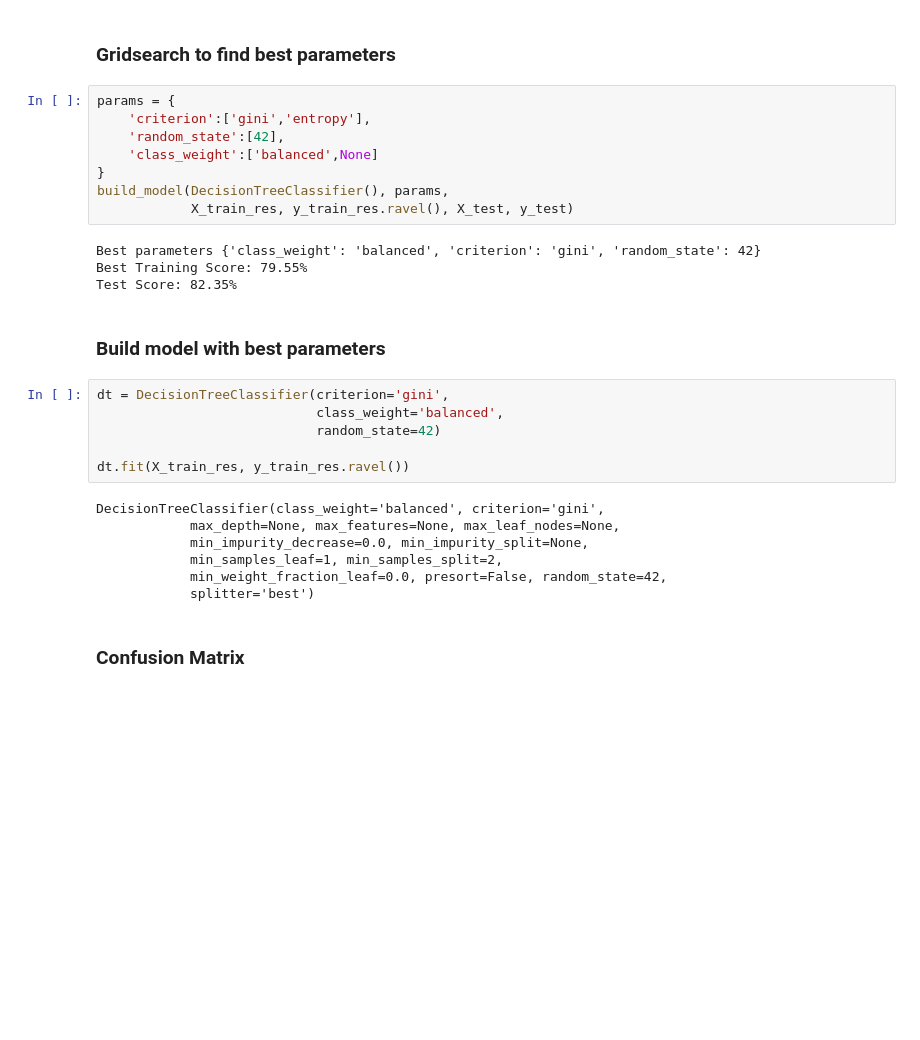
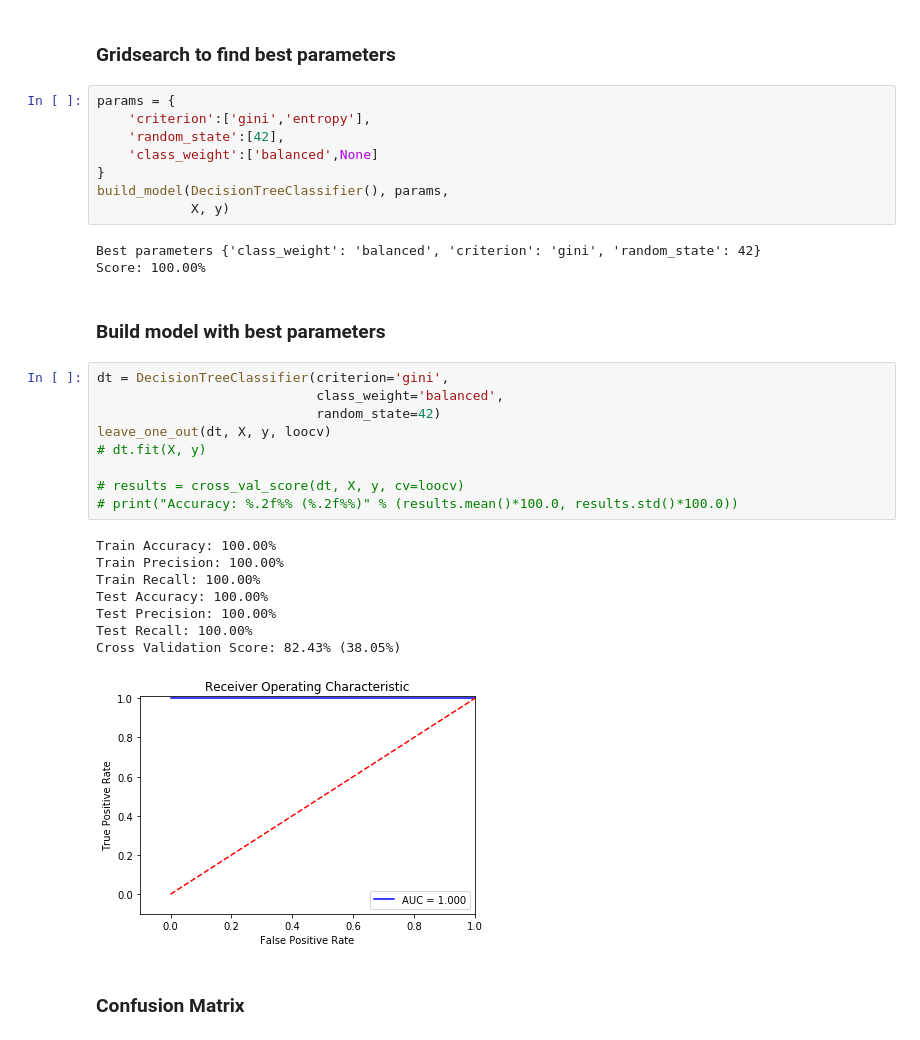
Before and after one commit to myingling0603/Debt-Portfolio-Capstone, a Jupyter notebook: Build Model.ipynb, the cells around one changed output. Saved outputs shown, nothing was run; the diff lists cells and outputs as text; blank space fills up the shorter version.

```diff
--- a/Build Model.ipynb
+++ b/Build Model.ipynb
@@ -279,26 +266,30 @@ params = {
     'class_weight':['balanced',None]
 }
 build_model(DecisionTreeClassifier(), params,
-            X_train_res, y_train_res.ravel(), X_test, y_test)
+            X, y)
 # %% [output]
 Best parameters {'class_weight': 'balanced', 'criterion': 'gini', 'random_state': 42}
-Best Training Score: 79.55%
-Test Score: 82.35%
+Score: 100.00%
 # %% [markdown]
 ### Build model with best parameters
-# %%
-dt = DecisionTreeClassifier(criterion='gini',
-                            class_weight='balanced',
-                            random_state=42)
-
-dt.fit(X_train_res, y_train_res.ravel())
-# %% [output]
-DecisionTreeClassifier(class_weight='balanced', criterion='gini',
-            max_depth=None, max_features=None, max_leaf_nodes=None,
-            min_impurity_decrease=0.0, min_impurity_split=None,
-            min_samples_leaf=1, min_samples_split=2,
-            min_weight_fraction_leaf=0.0, presort=False, random_state=42,
-            splitter='best')
+# %%
+dt = DecisionTreeClassifier(criterion='gini',
+                            class_weight='balanced',
+                            random_state=42)
+leave_one_out(dt, X, y, loocv)
+# dt.fit(X, y)
+
+# results = cross_val_score(dt, X, y, cv=loocv)
+# print("Accuracy: %.2f%% (%.2f%%)" % (results.mean()*100.0, results.std()*100.0))
+# %% [output]
+Train Accuracy: 100.00%
+Train Precision: 100.00%
+Train Recall: 100.00%
+Test Accuracy: 100.00%
+Test Precision: 100.00%
+Test Recall: 100.00%
+Cross Validation Score: 82.43% (38.05%)
+[figure, added]
 # %% [markdown]
 ### Confusion Matrix
 # %% [markdown]
```
Also changed, not shown: parts of 40 cells of this notebook.
